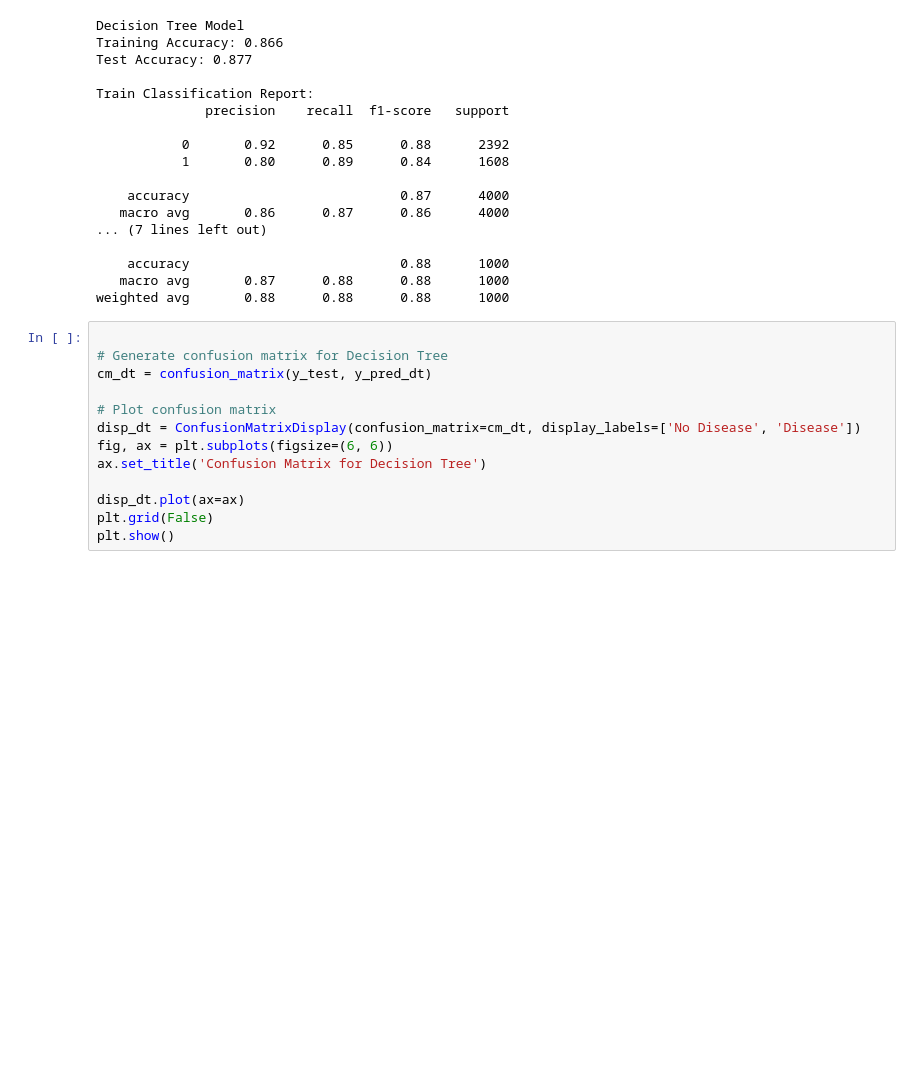
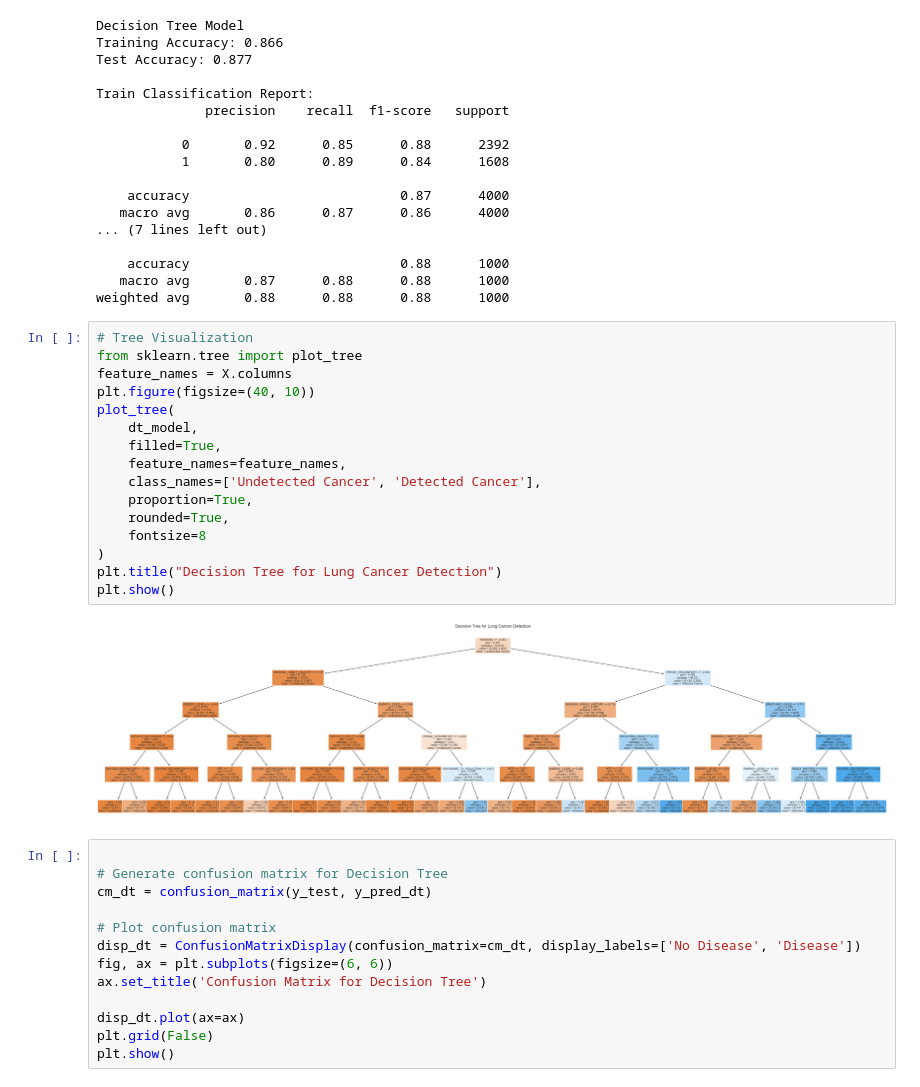
Before and after one commit to github-cweehy/Lung-Cancer-Detection-ML, a Jupyter notebook: DecisionTree.ipynb, the cells around one changed output. Cells and saved outputs as stored; diff of their text form; blank space fills up the shorter version.

```diff
--- a/DecisionTree.ipynb
+++ b/DecisionTree.ipynb
@@ -192,6 +192,24 @@ Train Classification Report:
     accuracy                           0.88      1000
    macro avg       0.87      0.88      0.88      1000
 weighted avg       0.88      0.88      0.88      1000
+# %%
+# Tree Visualization
+from sklearn.tree import plot_tree
+feature_names = X.columns
+plt.figure(figsize=(40, 10))
+plot_tree(
+    dt_model,
+    filled=True,
+    feature_names=feature_names,
+    class_names=['Undetected Cancer', 'Detected Cancer'],
+    proportion=True,
+    rounded=True,
+    fontsize=8
+)
+plt.title("Decision Tree for Lung Cancer Detection")
+plt.show()
+# %% [output]
+[figure, added]
 # %%
 
 # Generate confusion matrix for Decision Tree
```
Also changed, not shown: parts of 2 cells of this notebook, 1 other file.
